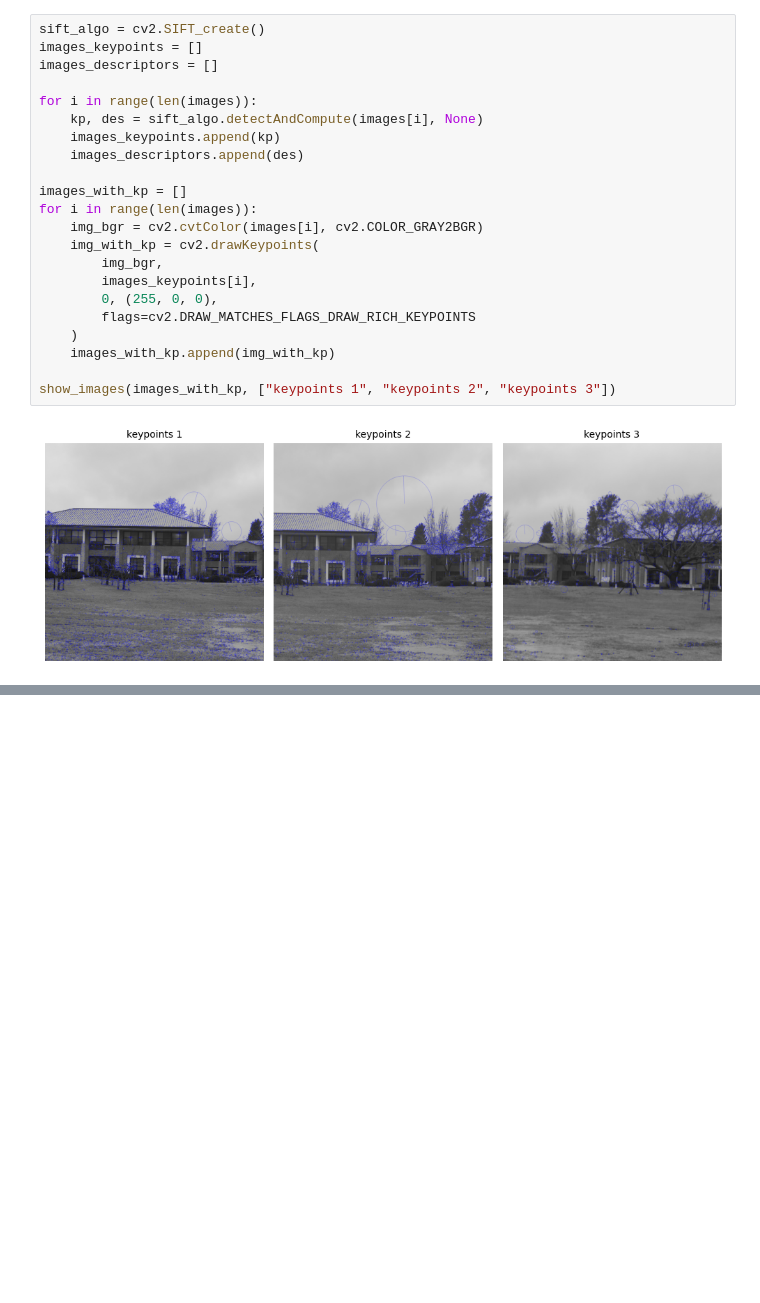
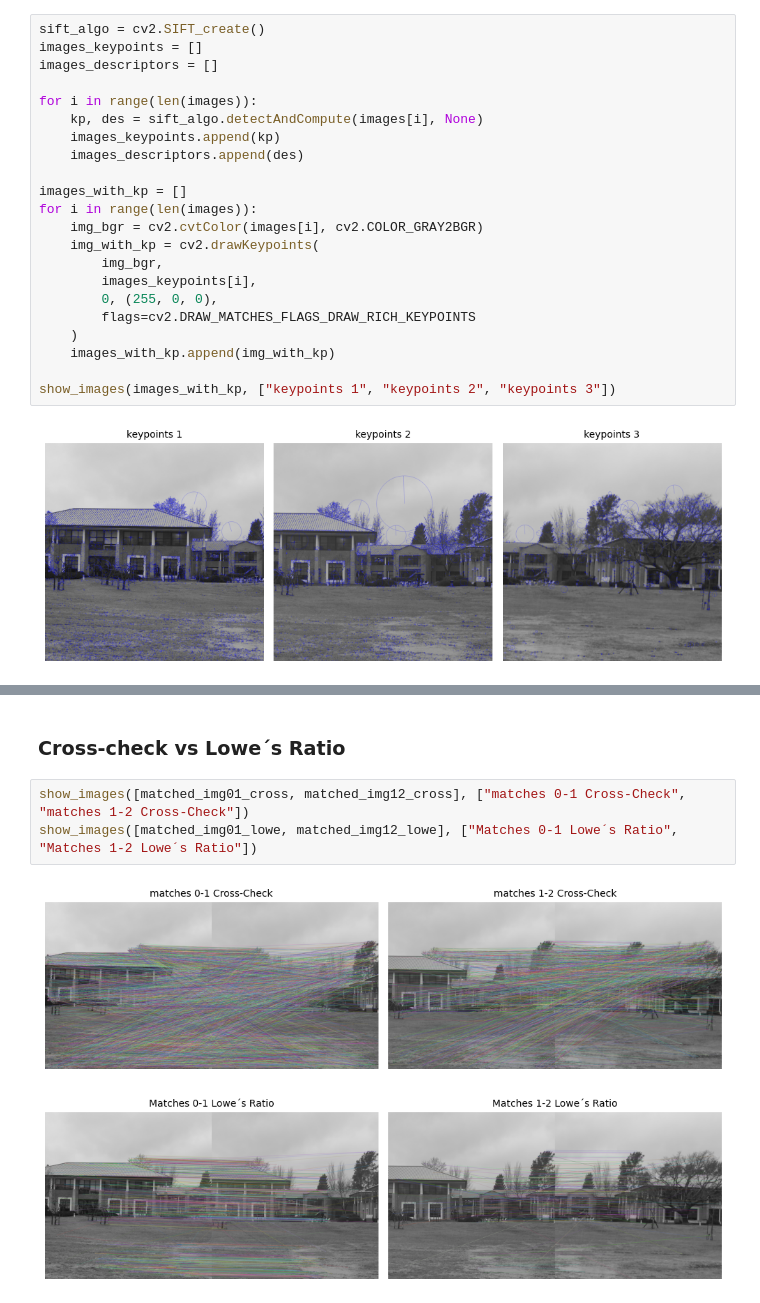
Before and after one commit to jerecoder/TP1-Vision, a Jupyter notebook: tp1.ipynb, the cells around one changed output, grey strips where cells are left out. Cells and saved outputs as stored; diff of their text form; blank space fills up the shorter version.

```diff
--- a/tp1.ipynb
+++ b/tp1.ipynb
@@ -37,0 +104,8 @@ show_images(images_with_kp, ["keypoints 1", "keypoints 2", "keypoints 3"])
+# %% [markdown]
+### Cross-check vs Lowe´s Ratio
+# %%
+show_images([matched_img01_cross, matched_img12_cross], ["matches 0-1 Cross-Check", "matches 1-2 Cross-Check"])
+show_images([matched_img01_lowe, matched_img12_lowe], ["Matches 0-1 Lowe´s Ratio", "Matches 1-2 Lowe´s Ratio"])
+# %% [output]
+[figure, added]
+[figure, added]
```
Also changed, not shown: parts of 5 cells of this notebook.
